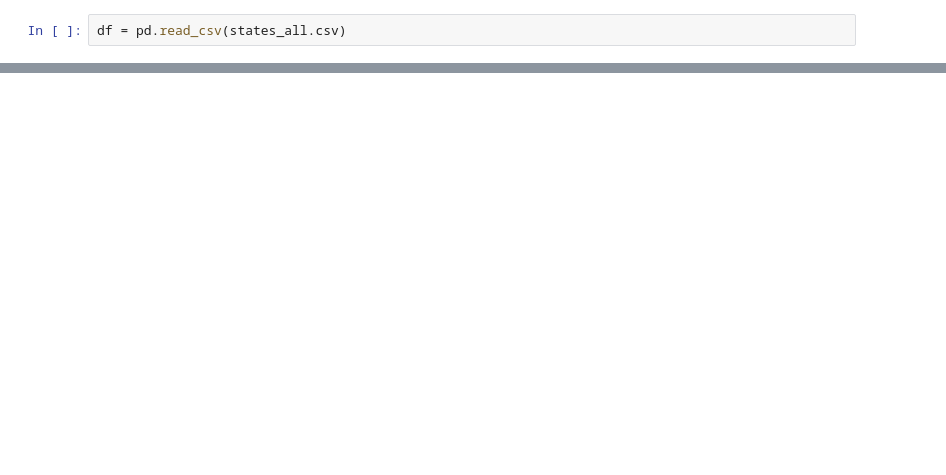
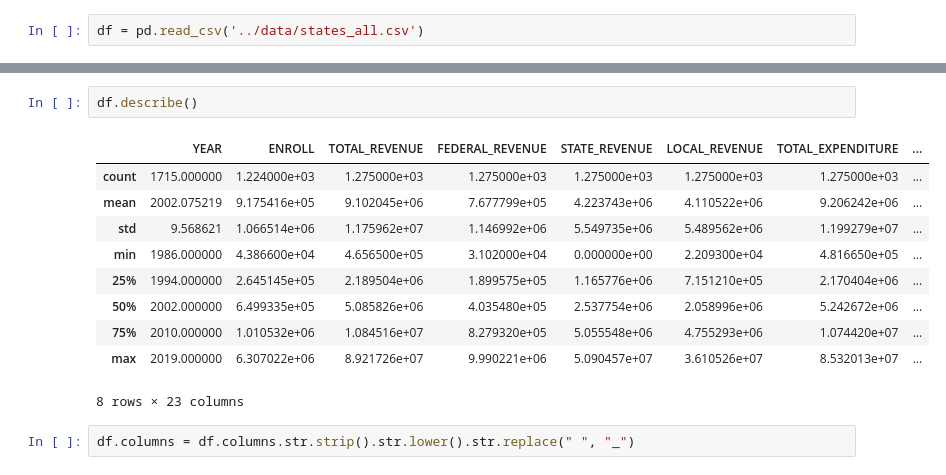
Before and after one commit to peklein1/Tracking-Elementary-School-Progress, a Jupyter notebook: notebooks/Tracking_Elementary-School-Progress.ipynb, the cells around one changed output, grey strips where cells are left out. Cells and saved outputs as stored; diff of their text form; blank space fills up the shorter version.

```diff
--- a/notebooks/Tracking_Elementary-School-Progress.ipynb
+++ b/notebooks/Tracking_Elementary-School-Progress.ipynb
@@ -15,2 +13,2 @@ FileNotFoundError: [Errno 2] No such file or directory: 'states_all.csv'
 # %%
-df = pd.read_csv(states_all.csv)
+df = pd.read_csv('../data/states_all.csv')
@@ -16,0 +45,15 @@ df = pd.read_csv(states_all.csv)
+# %%
+df.describe()
+# %% [output]
+|  | YEAR | ENROLL | TOTAL_REVENUE | FEDERAL_REVENUE | STATE_REVENUE | LOCAL_REVENUE | TOTAL_EXPENDITURE | ... |
+| count | 1715.000000 | 1.224000e+03 | 1.275000e+03 | 1.275000e+03 | 1.275000e+03 | 1.275000e+03 | 1.275000e+03 | ... |
+| mean | 2002.075219 | 9.175416e+05 | 9.102045e+06 | 7.677799e+05 | 4.223743e+06 | 4.110522e+06 | 9.206242e+06 | ... |
+| std | 9.568621 | 1.066514e+06 | 1.175962e+07 | 1.146992e+06 | 5.549735e+06 | 5.489562e+06 | 1.199279e+07 | ... |
+| min | 1986.000000 | 4.386600e+04 | 4.656500e+05 | 3.102000e+04 | 0.000000e+00 | 2.209300e+04 | 4.816650e+05 | ... |
+| 25% | 1994.000000 | 2.645145e+05 | 2.189504e+06 | 1.899575e+05 | 1.165776e+06 | 7.151210e+05 | 2.170404e+06 | ... |
+| 50% | 2002.000000 | 6.499335e+05 | 5.085826e+06 | 4.035480e+05 | 2.537754e+06 | 2.058996e+06 | 5.242672e+06 | ... |
+| 75% | 2010.000000 | 1.010532e+06 | 1.084516e+07 | 8.279320e+05 | 5.055548e+06 | 4.755293e+06 | 1.074420e+07 | ... |
+| max | 2019.000000 | 6.307022e+06 | 8.921726e+07 | 9.990221e+06 | 5.090457e+07 | 3.610526e+07 | 8.532013e+07 | ... |
+8 rows × 23 columns
+# %%
+df.columns = df.columns.str.strip().str.lower().str.replace(" ", "_")
```
Also changed, not shown: parts of 17 cells of this notebook, 3 other files.
